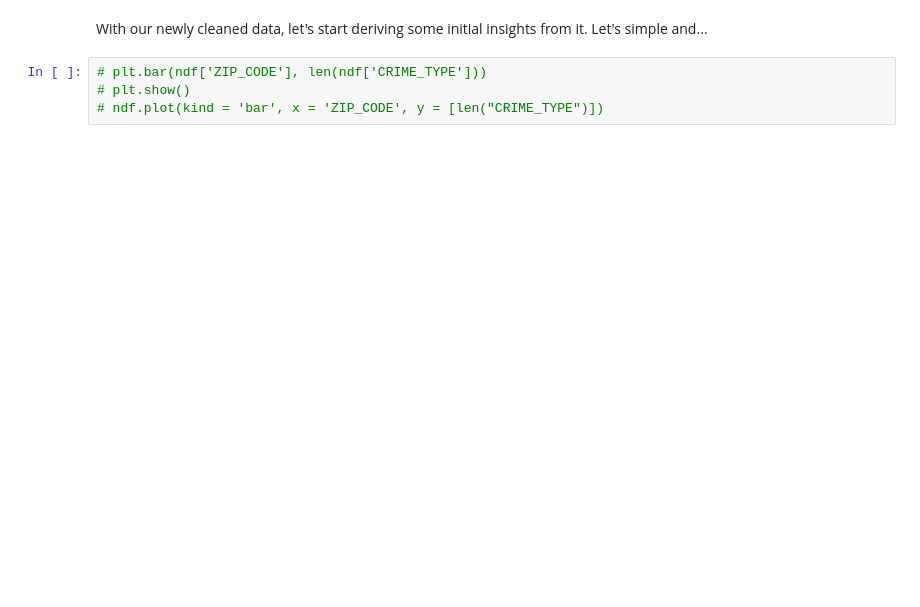
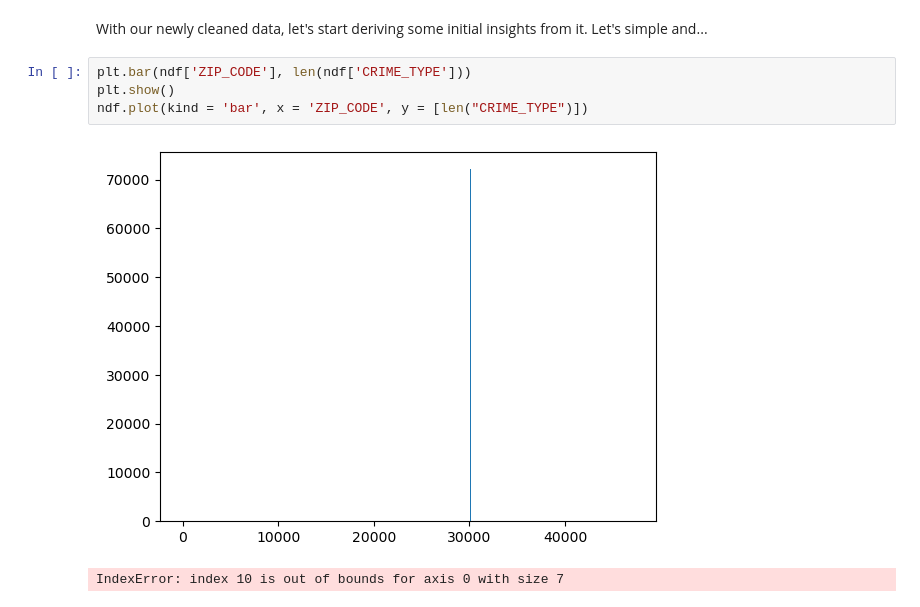
Before and after one commit to JeffreyFennell/Carbon-Emissions, a Jupyter notebook: Practice_Data_Clean/data_cleaning_2021.ipynb, the cells around one changed output. Drawn from its saved outputs; the diff is of its cells as text; blank space fills up the shorter version.

```diff
--- a/Practice_Data_Clean/data_cleaning_2021.ipynb
+++ b/Practice_Data_Clean/data_cleaning_2021.ipynb
@@ -138,6 +163,9 @@ Now, the data frame looks a lot better. I'm going to go ahead and save it to a n
 # %% [markdown]
 With our newly cleaned data, let's start deriving some initial insights from it. Let's simple and...
 # %%
-# plt.bar(ndf['ZIP_CODE'], len(ndf['CRIME_TYPE']))
-# plt.show()
-# ndf.plot(kind = 'bar', x = 'ZIP_CODE', y = [len("CRIME_TYPE")])
+plt.bar(ndf['ZIP_CODE'], len(ndf['CRIME_TYPE']))
+plt.show()
+ndf.plot(kind = 'bar', x = 'ZIP_CODE', y = [len("CRIME_TYPE")])
+# %% [output]
+[figure, added]
+IndexError: index 10 is out of bounds for axis 0 with size 7
```
Also changed, not shown: parts of 14 cells of this notebook, 4 other files.
